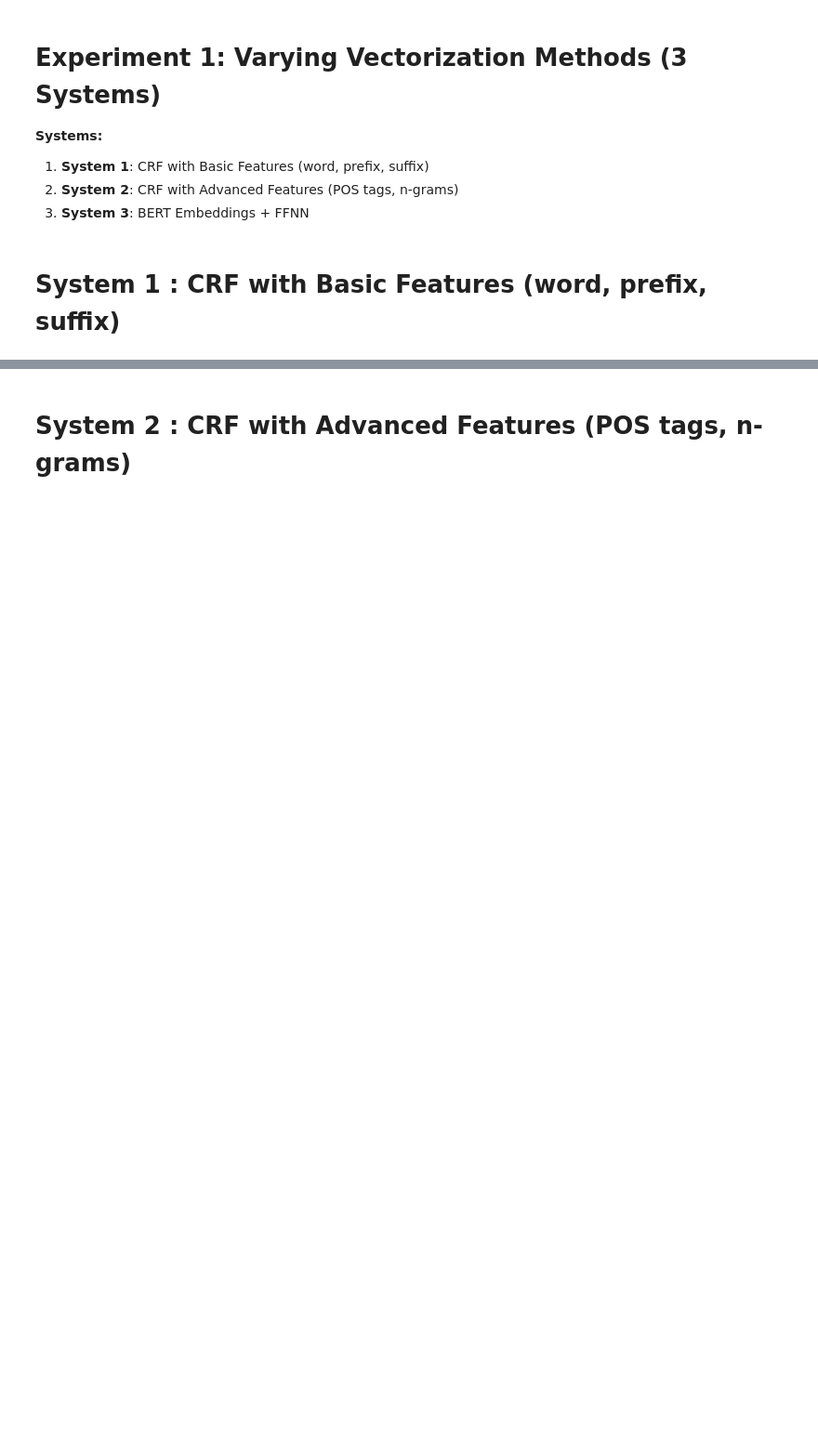
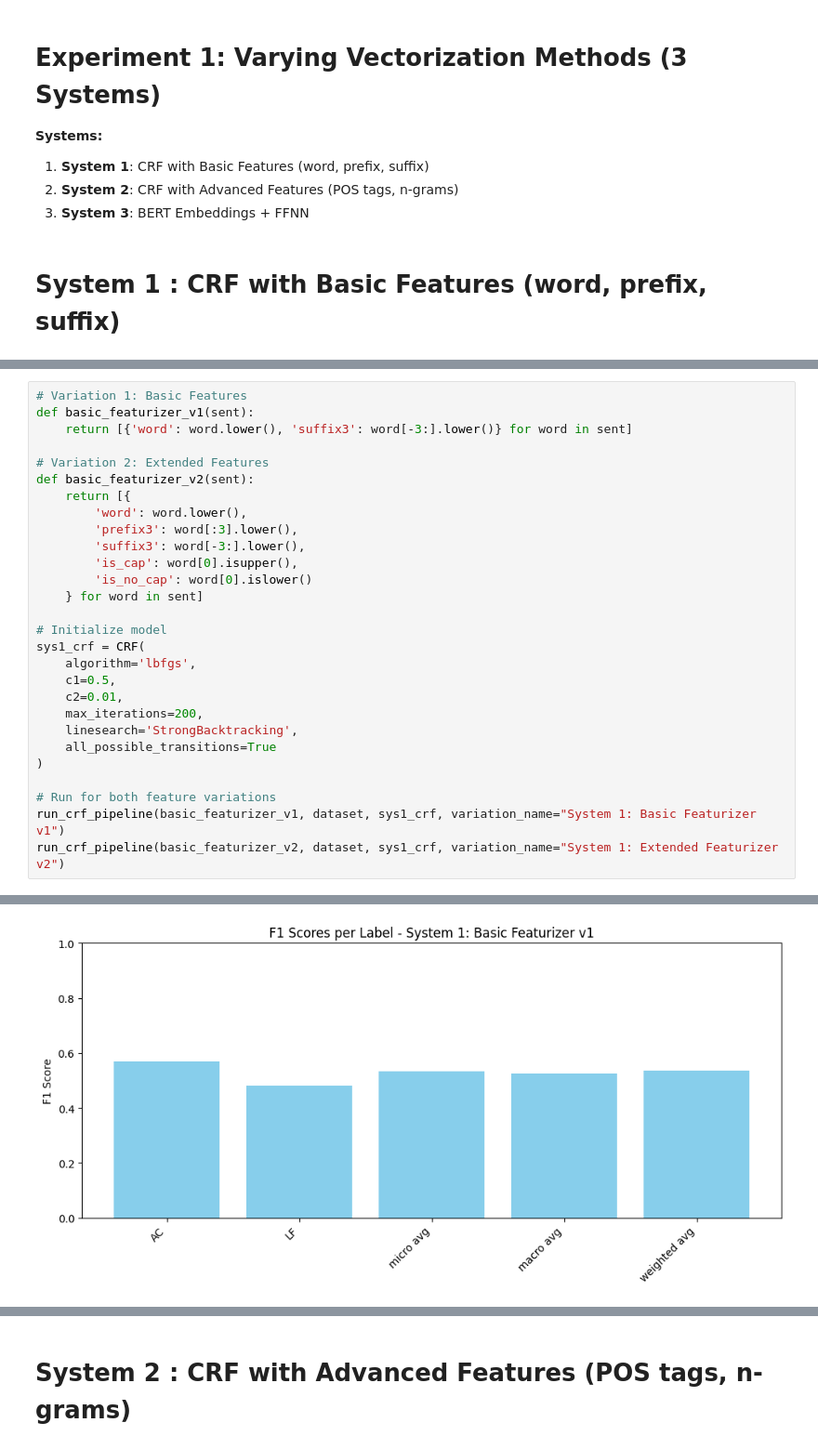
Before and after one commit to burrows99/NLP_Project, a Jupyter notebook: NLP_Project.ipynb, the cells around one changed output, grey strips where cells are left out. Shown at 93% size. Drawn from its saved outputs; the diff is of its cells as text; blank space fills up the shorter version.

```diff
--- a/NLP_Project.ipynb
+++ b/NLP_Project.ipynb
@@ -254,0 +191,29 @@ weighted avg       0.67      0.64      0.65       814
+# %%
+# Variation 1: Basic Features
+def basic_featurizer_v1(sent):
+    return [{'word': word.lower(), 'suffix3': word[-3:].lower()} for word in sent]
+
+# Variation 2: Extended Features
+def basic_featurizer_v2(sent):
+    return [{
+        'word': word.lower(),
+        'prefix3': word[:3].lower(),
+        'suffix3': word[-3:].lower(),
+        'is_cap': word[0].isupper(),
+        'is_no_cap': word[0].islower()
+    } for word in sent]
+
+# Initialize model
+sys1_crf = CRF(
+    algorithm='lbfgs',
+    c1=0.5,
+    c2=0.01,
+    max_iterations=200,
+    linesearch='StrongBacktracking',
+    all_possible_transitions=True
+)
+
+# Run for both feature variations
+run_crf_pipeline(basic_featurizer_v1, dataset, sys1_crf, variation_name="System 1: Basic Featurizer v1")
+run_crf_pipeline(basic_featurizer_v2, dataset, sys1_crf, variation_name="System 1: Extended Featurizer v2")
+# %% [output]
@@ -254,0 +235 @@ weighted avg       0.67      0.64      0.65       814
+[figure, added]
```
Also changed, not shown: parts of 7 cells of this notebook.
